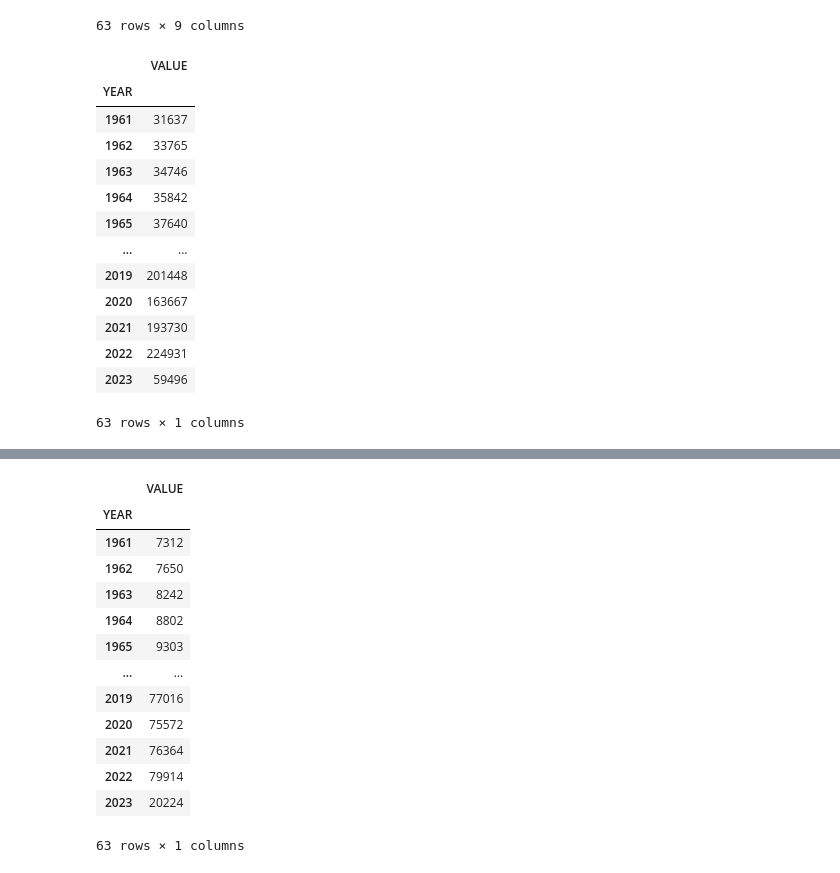
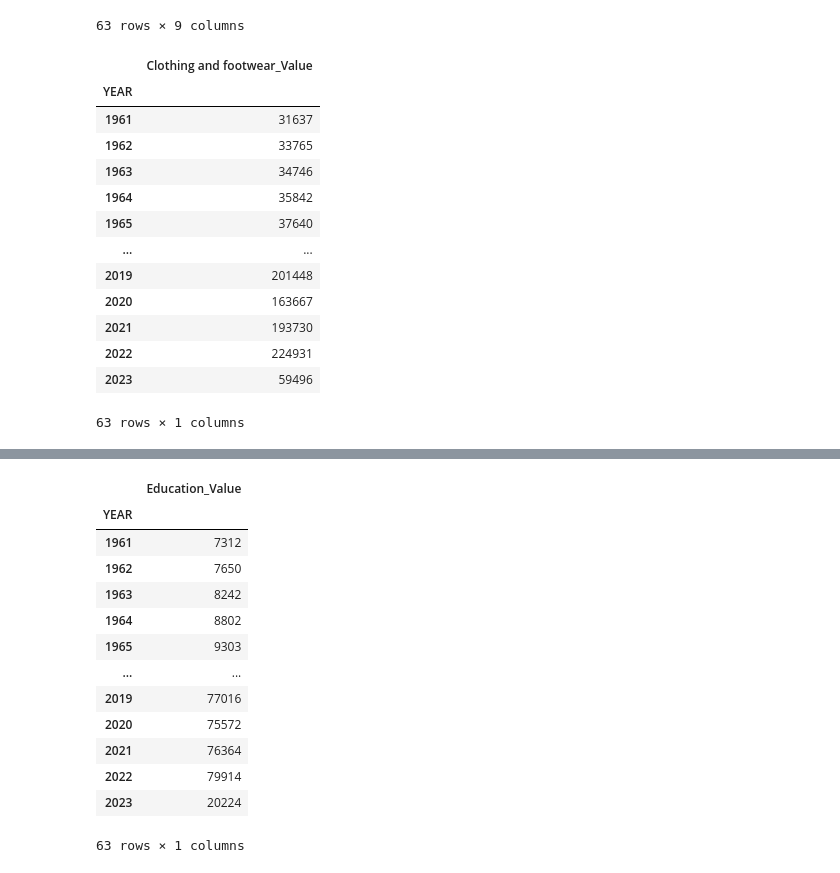
Before and after one commit to zRandgris/project1, a Jupyter notebook: TheProject.ipynb, the cells around one changed output, grey strips where cells are left out. Drawn from its saved outputs; the diff is of its cells as text; code cells hidden in the pictures.

```diff
--- a/TheProject.ipynb
+++ b/TheProject.ipynb
@@ -271,9 +273,10 @@ Expenses_C13
 # %%
 Year_Expenses_C13 = Expenses_C13[["YEAR","VALUE"]]
 Year_Expenses_C13=Year_Expenses_C13.set_index("YEAR")
+Year_Expenses_C13= Year_Expenses_C13.rename(columns={"VALUE":"Clothing and footwear_Value"})
 Year_Expenses_C13
 # %% [output]
-|  | VALUE |
+|  | Clothing and footwear_Value |
 | YEAR |  |
 | 1961 | 31637 |
 | 1962 | 33765 |
@@ -326,9 +329,10 @@ Expenses_C21
 # %%
 Year_Expenses_C21 = Expenses_C21[["YEAR","VALUE"]]
 Year_Expenses_C21=Year_Expenses_C21.set_index("YEAR")
+Year_Expenses_C21= Year_Expenses_C21.rename(columns={"VALUE":"Education_Value"})
 Year_Expenses_C21
 # %% [output]
-|  | VALUE |
+|  | Education_Value |
 | YEAR |  |
 | 1961 | 7312 |
 | 1962 | 7650 |
```
Also changed, not shown: parts of 23 cells of this notebook, 16 other files.
